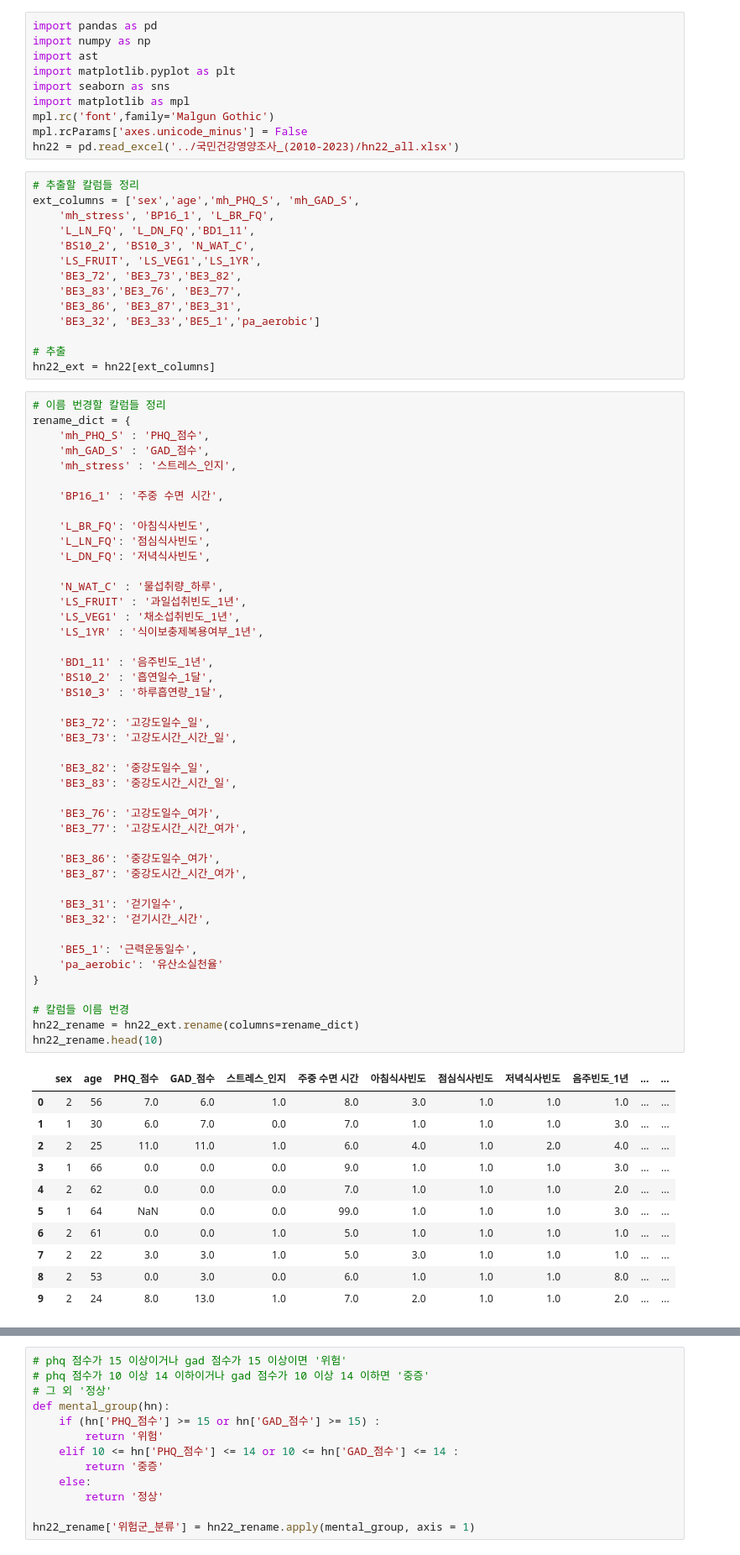
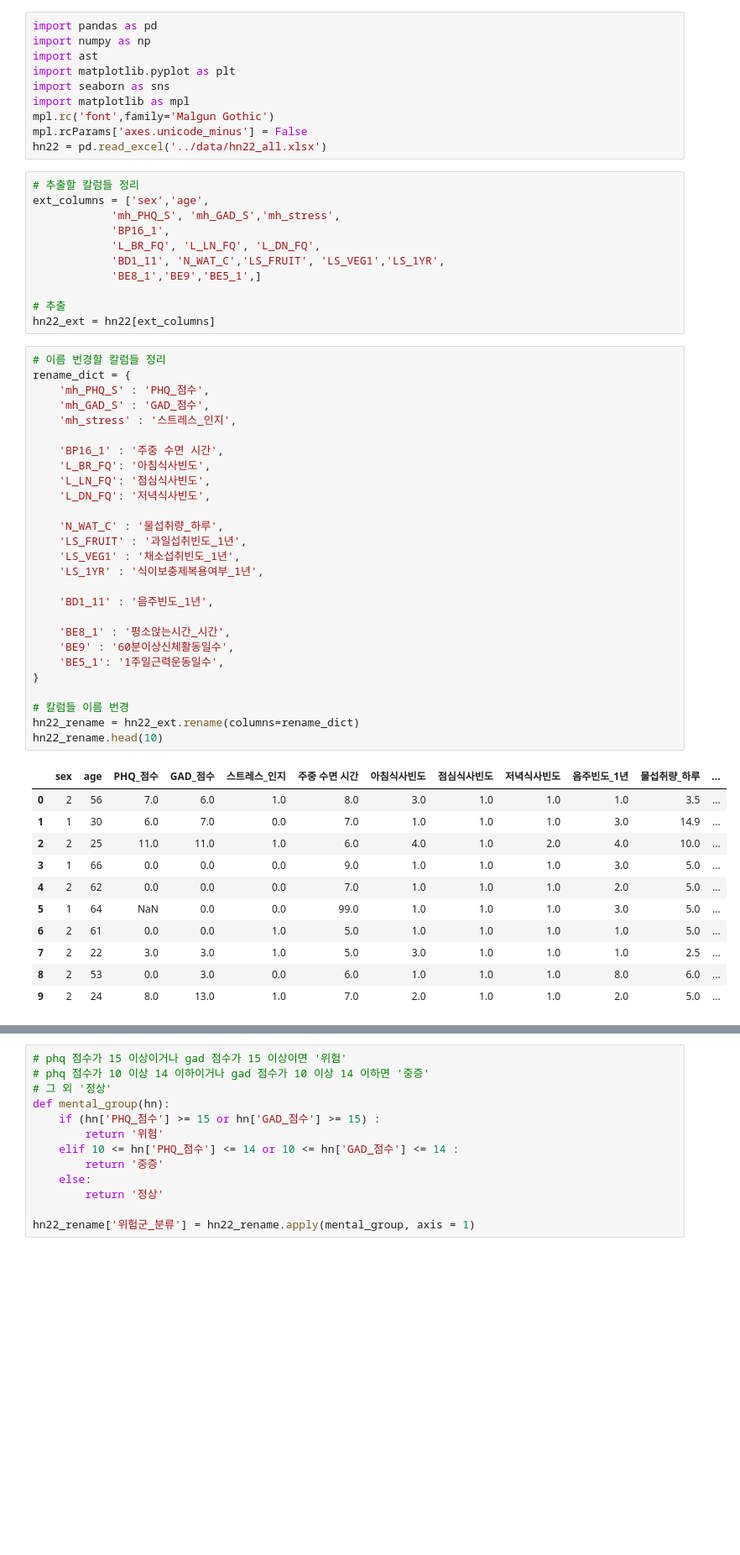
Before and after one commit to D0won/2025-data-literacy-study, a Jupyter notebook: Team_Project_2/code/data-preprocessing.ipynb, the cells around one changed output, grey strips where cells are left out. Shown at 84% size. Saved outputs shown, nothing was run; the diff lists cells and outputs as text; blank space fills up the shorter version.

```diff
--- a/Team_Project_2/code/data-preprocessing.ipynb
+++ b/Team_Project_2/code/data-preprocessing.ipynb
@@ -7,74 +7,54 @@ import seaborn as sns
 import matplotlib as mpl
 mpl.rc('font',family='Malgun Gothic')
 mpl.rcParams['axes.unicode_minus'] = False
-hn22 = pd.read_excel('../국민건강영양조사_(2010-2023)/hn22_all.xlsx')
+hn22 = pd.read_excel('../data/hn22_all.xlsx')
 # %%
 # 추출할 칼럼들 정리
-ext_columns = ['sex','age','mh_PHQ_S', 'mh_GAD_S',
-    'mh_stress', 'BP16_1', 'L_BR_FQ',
-    'L_LN_FQ', 'L_DN_FQ','BD1_11',
-    'BS10_2', 'BS10_3', 'N_WAT_C',
-    'LS_FRUIT', 'LS_VEG1','LS_1YR',
-    'BE3_72', 'BE3_73','BE3_82',
-    'BE3_83','BE3_76', 'BE3_77',
-    'BE3_86', 'BE3_87','BE3_31',
-    'BE3_32', 'BE3_33','BE5_1','pa_aerobic']
+ext_columns = ['sex','age',
+            'mh_PHQ_S', 'mh_GAD_S','mh_stress',
+            'BP16_1',
+            'L_BR_FQ', 'L_LN_FQ', 'L_DN_FQ',
+            'BD1_11', 'N_WAT_C','LS_FRUIT', 'LS_VEG1','LS_1YR',
+            'BE8_1','BE9','BE5_1',]
 
 # 추출
 hn22_ext = hn22[ext_columns]
 # %%
 # 이름 번경할 칼럼들 정리
 rename_dict = {
     'mh_PHQ_S' : 'PHQ_점수',
     'mh_GAD_S' : 'GAD_점수',
     'mh_stress' : '스트레스_인지',
 
     'BP16_1' : '주중 수면 시간',
-
     'L_BR_FQ': '아침식사빈도',
     'L_LN_FQ': '점심식사빈도',
     'L_DN_FQ': '저녁식사빈도',
 
     'N_WAT_C' : '물섭취량_하루',
     'LS_FRUIT' : '과일섭취빈도_1년',
     'LS_VEG1' : '채소섭취빈도_1년',
     'LS_1YR' : '식이보충제복용여부_1년',
 
     'BD1_11' : '음주빈도_1년',
-    'BS10_2' : '흡연일수_1달',
-    'BS10_3' : '하루흡연량_1달',
 
-    'BE3_72': '고강도일수_일',
-    'BE3_73': '고강도시간_시간_일',
-
-    'BE3_82': '중강도일수_일',
-    'BE3_83': '중강도시간_시간_일',
-
-    'BE3_76': '고강도일수_여가',
-    'BE3_77': '고강도시간_시간_여가',
-
-    'BE3_86': '중강도일수_여가',
-    'BE3_87': '중강도시간_시간_여가',
-
-    'BE3_31': '걷기일수',
-    'BE3_32': '걷기시간_시간',
-
-    'BE5_1': '근력운동일수',
-    'pa_aerobic': '유산소실천율'
+    'BE8_1' : '평소앉는시간_시간',
+    'BE9' : '60분이상신체활동일수',
+    'BE5_1': '1주일근력운동일수',
 }
 
 # 칼럼들 이름 번경
 hn22_rename = hn22_ext.rename(columns=rename_dict)
 hn22_rename.head(10)
 # %% [output]
-|  | sex | age | PHQ_점수 | GAD_점수 | 스트레스_인지 | 주중 수면 시간 | 아침식사빈도 | 점심식사빈도 | 저녁식사빈도 | 음주빈도_1년 | ... | ... |
-| 0 | 2 | 56 | 7.0 | 6.0 | 1.0 | 8.0 | 3.0 | 1.0 | 1.0 | 1.0 | ... | ... |
-| 1 | 1 | 30 | 6.0 | 7.0 | 0.0 | 7.0 | 1.0 | 1.0 | 1.0 | 3.0 | ... | ... |
-| 2 | 2 | 25 | 11.0 | 11.0 | 1.0 | 6.0 | 4.0 | 1.0 | 2.0 | 4.0 | ... | ... |
-| 3 | 1 | 66 | 0.0 | 0.0 | 0.0 | 9.0 | 1.0 | 1.0 | 1.0 | 3.0 | ... | ... |
-| 4 | 2 | 62 | 0.0 | 0.0 | 0.0 | 7.0 | 1.0 | 1.0 | 1.0 | 2.0 | ... | ... |
-| 5 | 1 | 64 | NaN | 0.0 | 0.0 | 99.0 | 1.0 | 1.0 | 1.0 | 3.0 | ... | ... |
-| 6 | 2 | 61 | 0.0 | 0.0 | 1.0 | 5.0 | 1.0 | 1.0 | 1.0 | 1.0 | ... | ... |
-| 7 | 2 | 22 | 3.0 | 3.0 | 1.0 | 5.0 | 3.0 | 1.0 | 1.0 | 1.0 | ... | ... |
-| 8 | 2 | 53 | 0.0 | 3.0 | 0.0 | 6.0 | 1.0 | 1.0 | 1.0 | 8.0 | ... | ... |
-| 9 | 2 | 24 | 8.0 | 13.0 | 1.0 | 7.0 | 2.0 | 1.0 | 1.0 | 2.0 | ... | ... |
+|  | sex | age | PHQ_점수 | GAD_점수 | 스트레스_인지 | 주중 수면 시간 | 아침식사빈도 | 점심식사빈도 | 저녁식사빈도 | 음주빈도_1년 | 물섭취량_하루 | ... |
+| 0 | 2 | 56 | 7.0 | 6.0 | 1.0 | 8.0 | 3.0 | 1.0 | 1.0 | 1.0 | 3.5 | ... |
+| 1 | 1 | 30 | 6.0 | 7.0 | 0.0 | 7.0 | 1.0 | 1.0 | 1.0 | 3.0 | 14.9 | ... |
+| 2 | 2 | 25 | 11.0 | 11.0 | 1.0 | 6.0 | 4.0 | 1.0 | 2.0 | 4.0 | 10.0 | ... |
+| 3 | 1 | 66 | 0.0 | 0.0 | 0.0 | 9.0 | 1.0 | 1.0 | 1.0 | 3.0 | 5.0 | ... |
+| 4 | 2 | 62 | 0.0 | 0.0 | 0.0 | 7.0 | 1.0 | 1.0 | 1.0 | 2.0 | 5.0 | ... |
+| 5 | 1 | 64 | NaN | 0.0 | 0.0 | 99.0 | 1.0 | 1.0 | 1.0 | 3.0 | 5.0 | ... |
+| 6 | 2 | 61 | 0.0 | 0.0 | 1.0 | 5.0 | 1.0 | 1.0 | 1.0 | 1.0 | 5.0 | ... |
+| 7 | 2 | 22 | 3.0 | 3.0 | 1.0 | 5.0 | 3.0 | 1.0 | 1.0 | 1.0 | 2.5 | ... |
+| 8 | 2 | 53 | 0.0 | 3.0 | 0.0 | 6.0 | 1.0 | 1.0 | 1.0 | 8.0 | 6.0 | ... |
+| 9 | 2 | 24 | 8.0 | 13.0 | 1.0 | 7.0 | 2.0 | 1.0 | 1.0 | 2.0 | 5.0 | ... |
```
Also changed, not shown: parts of 7 cells of this notebook, 9 other files.
